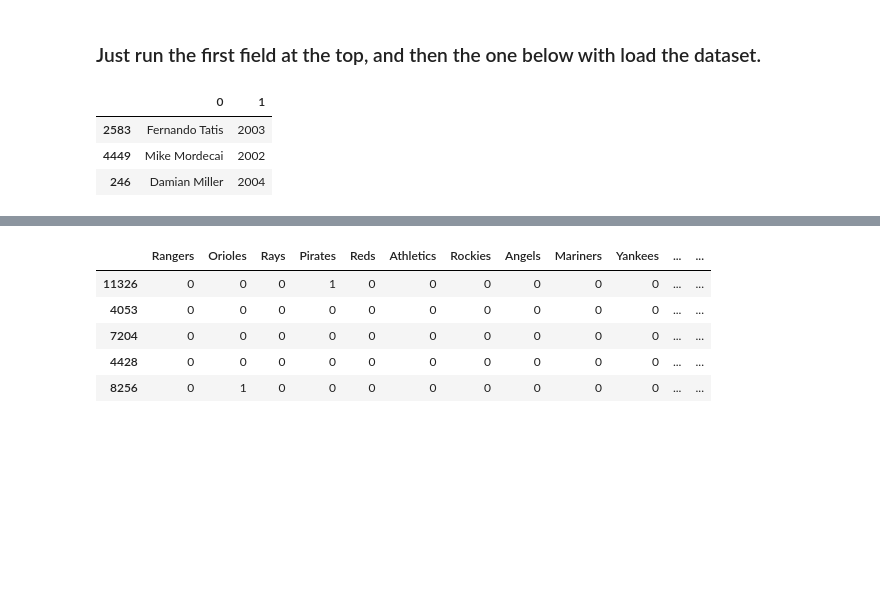
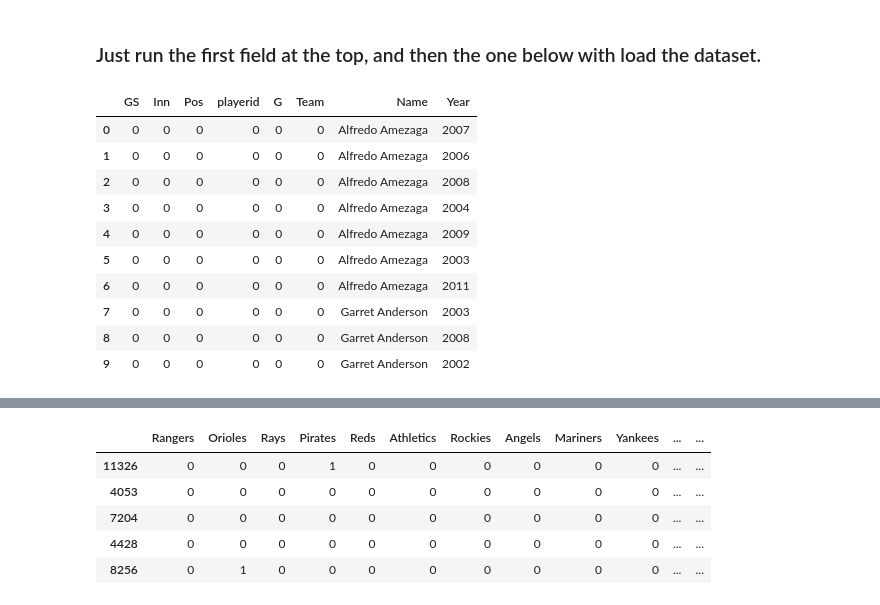
Before and after one commit to mtmoncur/baseball_data, a Jupyter notebook: Basic Model.ipynb, the cells around one changed output, grey strips where cells are left out. Cells and saved outputs as stored; diff of their text form; code cells hidden in the pictures; blank space fills up the shorter version.

```diff
--- a/Basic Model.ipynb
+++ b/Basic Model.ipynb
@@ -312,21 +312,55 @@ p.sort_values(by=['playerid','Season'])
 # %%
 #p.to_csv('combined_cleaned.csv')
 p = pd.read_csv('combined_cleaned.csv')
-# %%
-df1 = []
-by_player = p.groupby('playerid')
-
-#loop through, player by player
-for g in by_player.groups:
-    one_p = by_player.get_group(g)
-    for year in one_p.Season.unique():
-        df1.append([one_p.Name.values[0],year])
-df1 = pd.DataFrame(df1)
-
-df1.sample(3)
-## finish coding here
-# %% [output]
-|  | 0 | 1 |
-| 2583 | Fernando Tatis | 2003 |
-| 4449 | Mike Mordecai | 2002 |
-| 246 | Damian Miller | 2004 |
+# %%
+df1 = []
+by_player = p.groupby('playerid')
+
+#loop through, player by player
+for g in by_player.groups:
+    one_p = by_player.get_group(g)
+    for year in one_p.Season.unique():
+        df1.append([one_p.Name.values[0],year])
+        #for team in one_p.Team.unique():
+        #df1.append([one_p.Team.values[0],year])
+
+df1 = pd.DataFrame(df1, columns=['Name','Year'])
+df1.insert(0,'Team',0)
+df1.insert(0,'G',0)
+df1.insert(0,'playerid',0)
+df1.insert(0,'Pos',0)
+df1.insert(0,'Inn',0)
+df1.insert(0,'GS',0)
+
+
+
+
+#df2=[]
+#for g in by_player.groups:
+#    one_p = by_player.get_group(g)
+#    for year in one_p.Season.unique():
+#        df2.append([one_p.Team.values[0],year])
+
+#df2 = pd.DataFrame(df2)
+
+
+#pd.merge(df1, df2, how='outer')
+#df1.merge(df2, left_on='Name', how='outer')
+#df1.join(df2, on='mukey', how='left', lsuffix='_left', rsuffix='_right')
+#df1[2] =  by_player['Team']
+#by_player.head()
+#one_p.Season.unique()
+df1.head(10)
+## finish coding here
+# %% [output]
+|  | GS | Inn | Pos | playerid | G | Team | Name | Year |
+| 0 | 0 | 0 | 0 | 0 | 0 | 0 | Alfredo Amezaga | 2007 |
+| 1 | 0 | 0 | 0 | 0 | 0 | 0 | Alfredo Amezaga | 2006 |
+| 2 | 0 | 0 | 0 | 0 | 0 | 0 | Alfredo Amezaga | 2008 |
+| 3 | 0 | 0 | 0 | 0 | 0 | 0 | Alfredo Amezaga | 2004 |
+| 4 | 0 | 0 | 0 | 0 | 0 | 0 | Alfredo Amezaga | 2009 |
+| 5 | 0 | 0 | 0 | 0 | 0 | 0 | Alfredo Amezaga | 2003 |
+| 6 | 0 | 0 | 0 | 0 | 0 | 0 | Alfredo Amezaga | 2011 |
+| 7 | 0 | 0 | 0 | 0 | 0 | 0 | Garret Anderson | 2003 |
+| 8 | 0 | 0 | 0 | 0 | 0 | 0 | Garret Anderson | 2008 |
+| 9 | 0 | 0 | 0 | 0 | 0 | 0 | Garret Anderson | 2002 |
```
Also changed, not shown: parts of 1 cell of this notebook.
